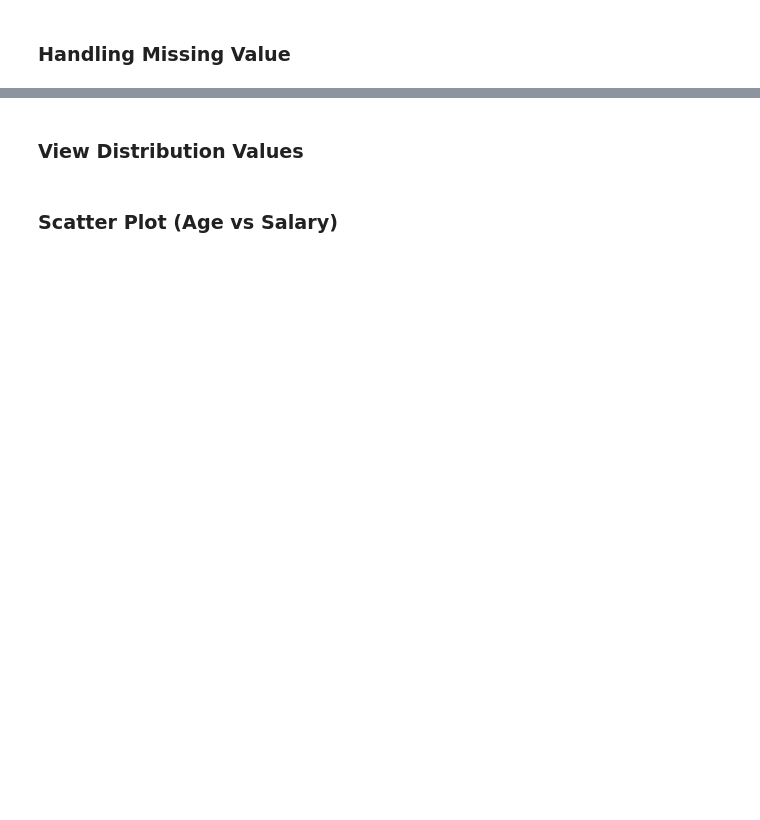
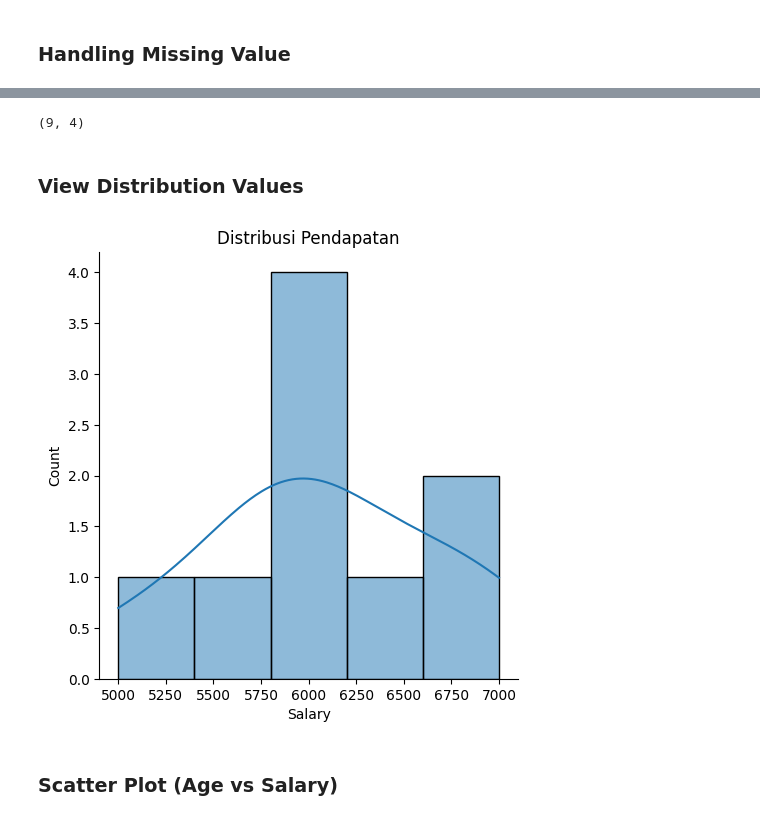
Before and after one commit to hananlu/aiBigData, a Jupyter notebook: Week_2_ExploratoryDataAnalysis_Question.ipynb, the cells around one changed output, grey strips where cells are left out. Drawn from its saved outputs; the diff is of its cells as text; code cells hidden in the pictures; blank space fills up the shorter version.

```diff
--- a/Week_2_ExploratoryDataAnalysis_Question.ipynb
+++ b/Week_2_ExploratoryDataAnalysis_Question.ipynb
@@ -52,0 +196,2 @@ df = pd.DataFrame(data)
+# %%
+df.iloc[5, 2] = np.nan
@@ -52,0 +216,2 @@ df = pd.DataFrame(data)
+# %%
+df.dropna(inplace=True)
@@ -53,4 +227,16 @@ df = pd.DataFrame(data)
+# %%
+df.shape
+# %% [output]
+(9, 4)
 # %% [markdown]
 ### View Distribution Values
+# %%
+sns.displot(df["Salary"], kde=True)
+
+plt.title("Distribusi Pendapatan")
+
+plt.show()
+# %% [output]
+[figure, added]
 # %% [markdown]
 ### Scatter Plot (Age vs Salary)
```
Also changed, not shown: parts of 32 cells of this notebook.
